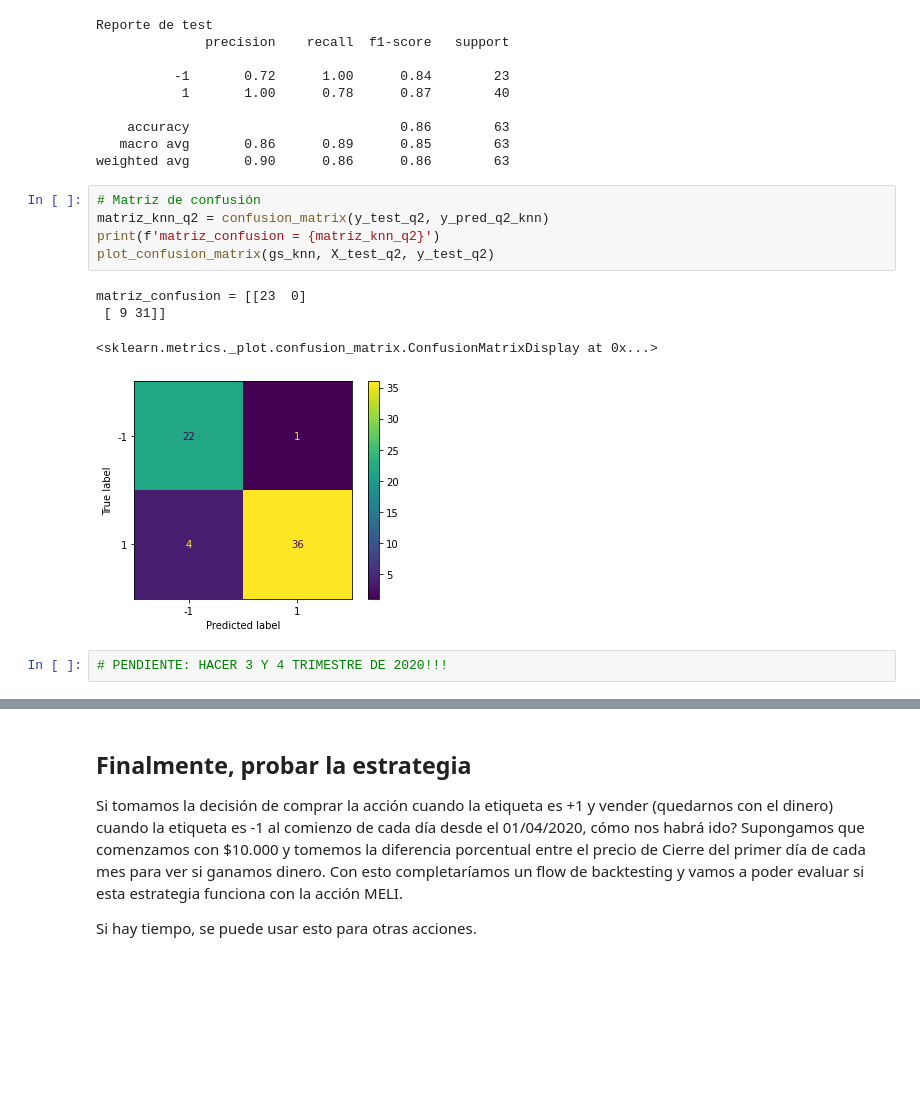
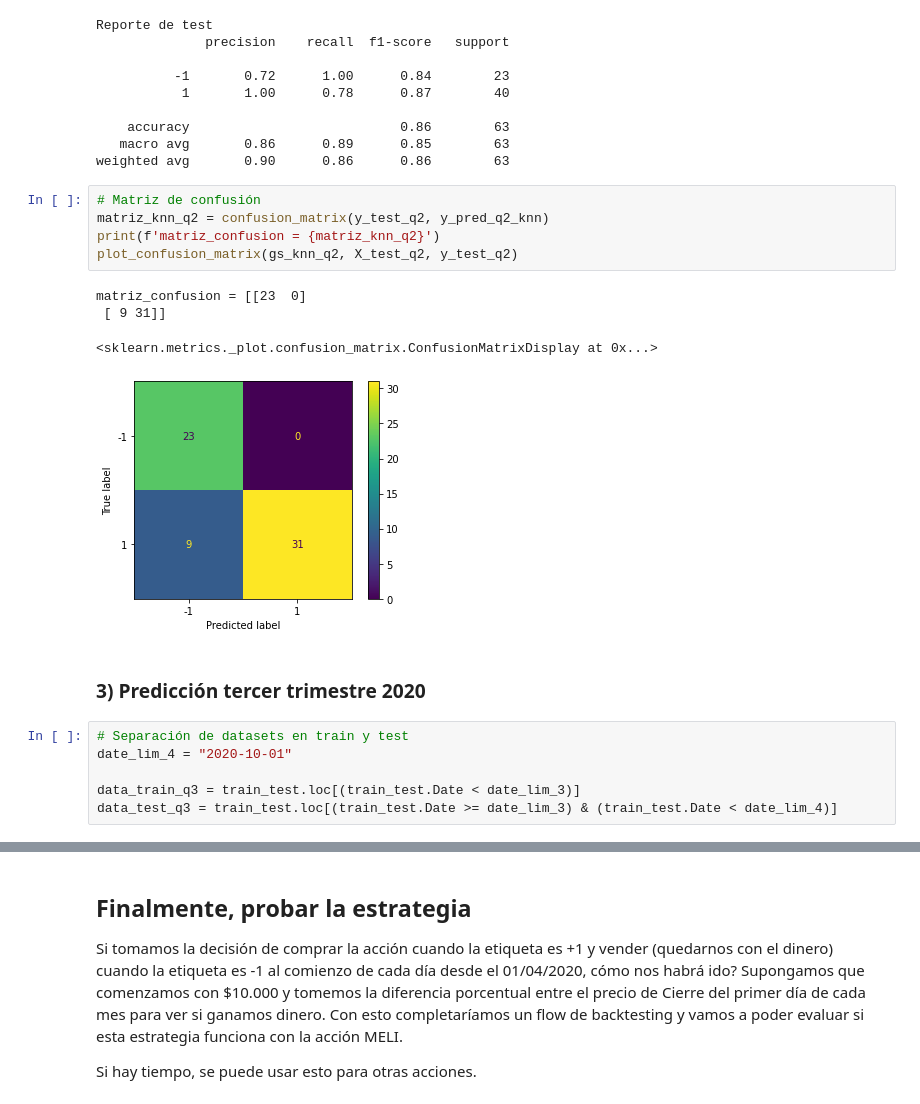
Before and after one commit to exsantucho/MLBolsaMentoria2021, a Jupyter notebook: Práctico 4 - Aprendizaje Supervisado-E-REV00.ipynb, the cells around one changed output, grey strips where cells are left out. Drawn from its saved outputs; the diff is of its cells as text; blank space fills up the shorter version.

```diff
--- a/Práctico 4 - Aprendizaje Supervisado-E-REV00.ipynb
+++ b/Práctico 4 - Aprendizaje Supervisado-E-REV00.ipynb
@@ -442,12 +442,18 @@ weighted avg       0.90      0.86      0.86        63
 # %%
 # Matriz de confusión
 matriz_knn_q2 = confusion_matrix(y_test_q2, y_pred_q2_knn)
 print(f'matriz_confusion = {matriz_knn_q2}')
-plot_confusion_matrix(gs_knn, X_test_q2, y_test_q2)
+plot_confusion_matrix(gs_knn_q2, X_test_q2, y_test_q2)
 # %% [output]
 matriz_confusion = [[23  0]
  [ 9 31]]
 <sklearn.metrics._plot.confusion_matrix.ConfusionMatrixDisplay at 0x...>
-[figure, old version]
+[figure, new version]
-# %%
-# PENDIENTE: HACER 3 Y 4 TRIMESTRE DE 2020!!!
+# %% [markdown]
+### 3) Predicción tercer trimestre 2020
+# %%
+# Separación de datasets en train y test
+date_lim_4 = "2020-10-01"
+
+data_train_q3 = train_test.loc[(train_test.Date < date_lim_3)]
+data_test_q3 = train_test.loc[(train_test.Date >= date_lim_3) & (train_test.Date < date_lim_4)]
```
Also changed, not shown: parts of 24 cells of this notebook.
